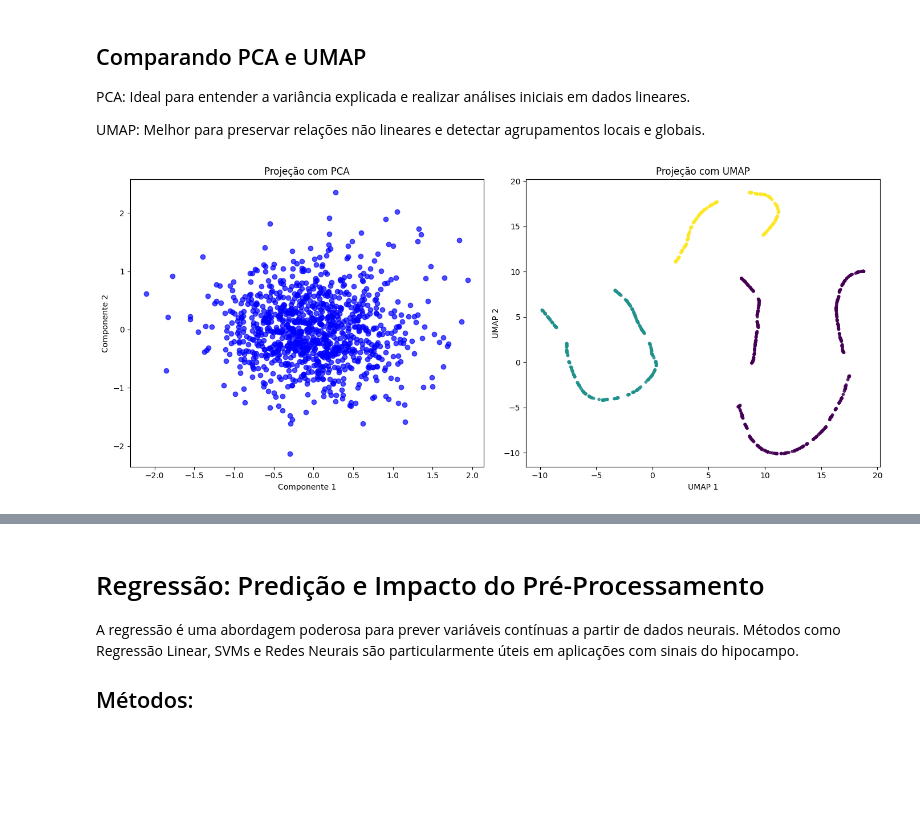
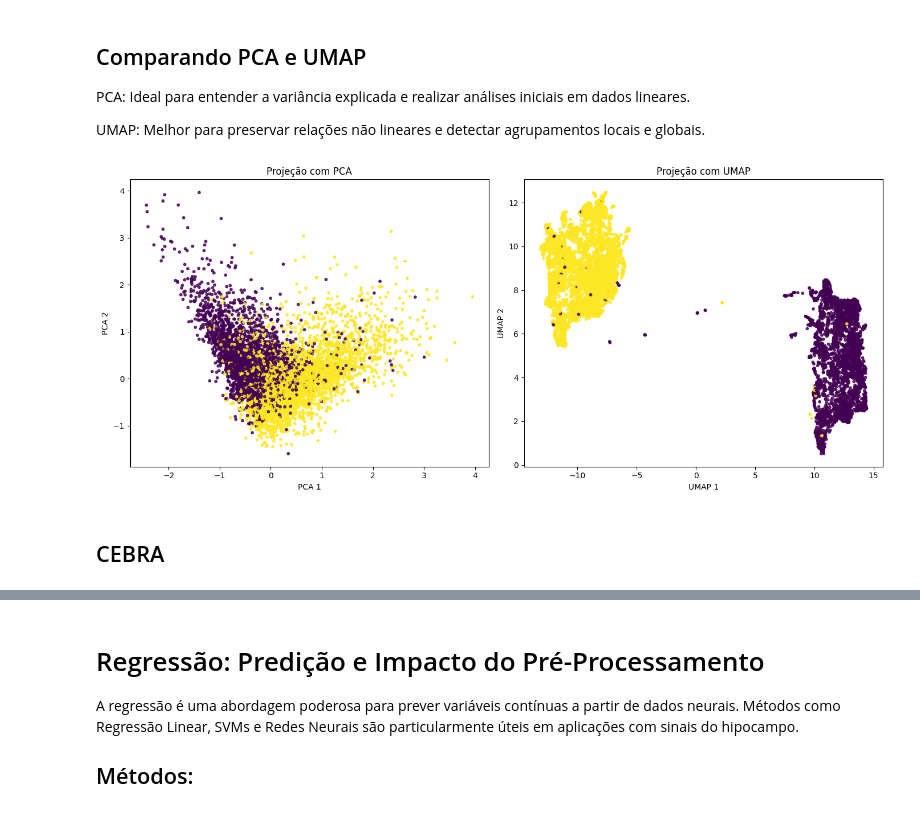
Before and after one commit to lucaase/brain-decoding, a Jupyter notebook: modified_course_notebook.ipynb, the cells around one changed output, grey strips where cells are left out. Drawn from its saved outputs; the diff is of its cells as text; code cells hidden in the pictures; blank space fills up the shorter version.

```diff
--- a/modified_course_notebook.ipynb
+++ b/modified_course_notebook.ipynb
@@ -282,0 +266,31 @@ plt.show()
+# %%
+# Aplicando UMAP nos dados neurais
+
+# UMAP não supervisionado
+# umap_hippocampus = umap.UMAP(n_components=2).fit_transform(hippocampus_pos.neural.numpy())
+
+# UMAP supervisionado (com as labels de posição)
+# umap_hippocampus = umap.UMAP(n_components=2).fit_transform(hippocampus_pos.neural.numpy(), y=hippocampus_pos.continuous_index[:,0])
+
+# UMAP supervisionado (com as labels de direção)
+umap_hippocampus = umap.UMAP(n_components=2).fit_transform(hippocampus_pos.neural.numpy(), y=hippocampus_pos.continuous_index[:,1])
+
+fig, ax = plt.subplots(1, 2, figsize=(20,10))
+
+sc1 = ax[0].scatter(umap_hippocampus[:,0], umap_hippocampus[:,1], c=hippocampus_pos.continuous_index[:,0], cmap='viridis')
+ax[0].set_title('UMAP - Position [m]')
+ax[0].set_xlabel('UMAP1')
+ax[0].set_ylabel('UMAP2')
+cbar1 = plt.colorbar(sc1, ax=ax[0])
+cbar1.set_label('Position [m]')
+cbar1.set_ticks(np.linspace(0, 1, 5))
+
+sc2 = ax[1].scatter(umap_hippocampus[:,0], umap_hippocampus[:,1], c=hippocampus_pos.continuous_index[:,1], cmap='seismic')
+ax[1].set_title('UMAP - Direction')
+ax[1].set_xlabel('UMAP1')
+ax[1].set_ylabel('UMAP2')
+cbar2 = plt.colorbar(sc2, ax=ax[1])
+cbar2.set_label('Direction')
+cbar2.set_ticks(np.linspace(0, 1, 5))
+
+plt.show()
@@ -288,20 +304,22 @@ UMAP: Melhor para preservar relações não lineares e detectar agrupamentos loc
 # %%
 # Visualizando Resultados Lado a Lado
 fig, axes = plt.subplots(1, 2, figsize=(14, 6))
 
 # PCA
-axes[0].scatter(spike_pca[:, 0], spike_pca[:, 1], alpha=0.7, color='blue')
+axes[0].scatter(pca_hippocampus[:, 0], pca_hippocampus[:, 1], c=hippocampus_pos.continuous_index[:, 1], cmap='viridis', s=10, alpha=0.8)
 axes[0].set_title('Projeção com PCA')
-axes[0].set_xlabel('Componente 1')
-axes[0].set_ylabel('Componente 2')
+axes[0].set_xlabel('PCA 1')
+axes[0].set_ylabel('PCA 2')
 
 # UMAP
-axes[1].scatter(behavior_umap[:, 0], behavior_umap[:, 1], c=states, cmap='viridis', s=10, alpha=0.8)
+axes[1].scatter(umap_hippocampus[:, 0], umap_hippocampus[:, 1], c=hippocampus_pos.continuous_index[:, 1], cmap='viridis', s=10, alpha=0.8)
 axes[1].set_title('Projeção com UMAP')
 axes[1].set_xlabel('UMAP 1')
 axes[1].set_ylabel('UMAP 2')
 
 plt.tight_layout()
 plt.show()
 # %% [output]
-[figure, old version]
+[figure, new version]
+# %% [markdown]
+## CEBRA
```
Also changed, not shown: parts of 39 cells of this notebook.
